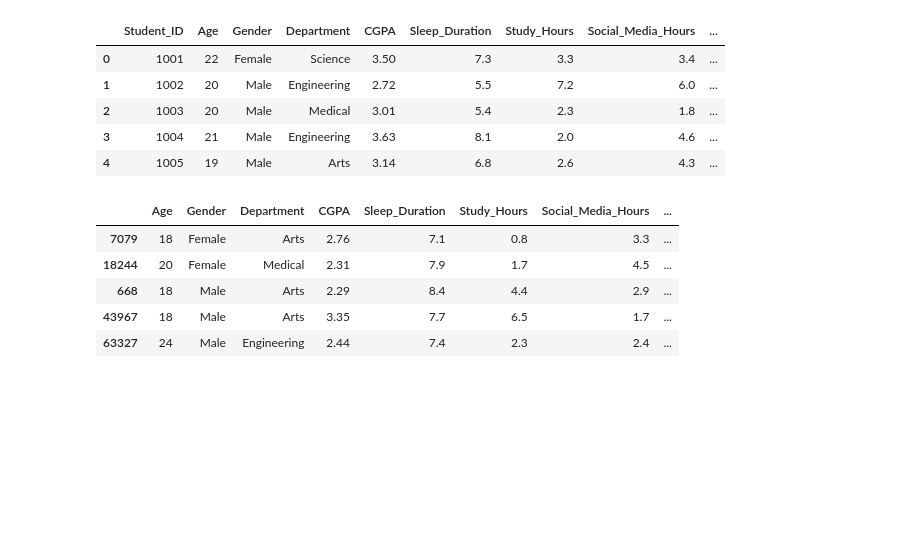
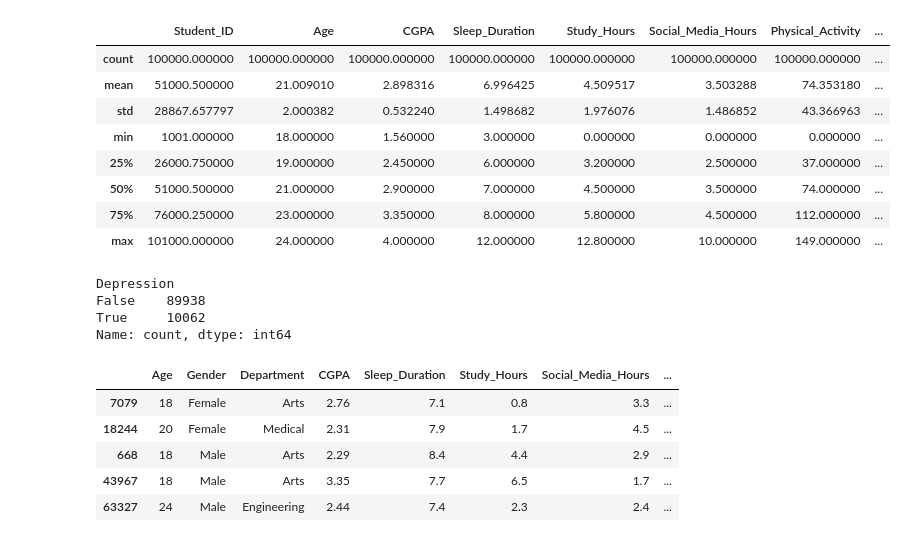
Before and after one commit to applejuice8/depression-classification, a Jupyter notebook: main.ipynb, the cells around one changed output. Cells and saved outputs as stored; diff of their text form; code cells hidden in the pictures; blank space fills up the shorter version.

```diff
--- a/main.ipynb
+++ b/main.ipynb
@@ -1,22 +1,32 @@
 # %%
 import kagglehub
 from kagglehub import KaggleDatasetAdapter
 
 # Load dataset
 df = kagglehub.dataset_load(
     KaggleDatasetAdapter.PANDAS,
     'aldinwhyudii/student-depression-and-lifestyle-100k-data',
     'student_lifestyle_100k.csv',
 )
 
-df.head()
+df.describe()
 # %% [output]
-|  | Student_ID | Age | Gender | Department | CGPA | Sleep_Duration | Study_Hours | Social_Media_Hours | ... |
-| 0 | 1001 | 22 | Female | Science | 3.50 | 7.3 | 3.3 | 3.4 | ... |
-| 1 | 1002 | 20 | Male | Engineering | 2.72 | 5.5 | 7.2 | 6.0 | ... |
-| 2 | 1003 | 20 | Male | Medical | 3.01 | 5.4 | 2.3 | 1.8 | ... |
-| 3 | 1004 | 21 | Male | Engineering | 3.63 | 8.1 | 2.0 | 4.6 | ... |
-| 4 | 1005 | 19 | Male | Arts | 3.14 | 6.8 | 2.6 | 4.3 | ... |
+|  | Student_ID | Age | CGPA | Sleep_Duration | Study_Hours | Social_Media_Hours | Physical_Activity | ... |
+| count | 100000.000000 | 100000.000000 | 100000.000000 | 100000.000000 | 100000.000000 | 100000.000000 | 100000.000000 | ... |
+| mean | 51000.500000 | 21.009010 | 2.898316 | 6.996425 | 4.509517 | 3.503288 | 74.353180 | ... |
+| std | 28867.657797 | 2.000382 | 0.532240 | 1.498682 | 1.976076 | 1.486852 | 43.366963 | ... |
+| min | 1001.000000 | 18.000000 | 1.560000 | 3.000000 | 0.000000 | 0.000000 | 0.000000 | ... |
+| 25% | 26000.750000 | 19.000000 | 2.450000 | 6.000000 | 3.200000 | 2.500000 | 37.000000 | ... |
+| 50% | 51000.500000 | 21.000000 | 2.900000 | 7.000000 | 4.500000 | 3.500000 | 74.000000 | ... |
+| 75% | 76000.250000 | 23.000000 | 3.350000 | 8.000000 | 5.800000 | 4.500000 | 112.000000 | ... |
+| max | 101000.000000 | 24.000000 | 4.000000 | 12.000000 | 12.800000 | 10.000000 | 149.000000 | ... |
+# %%
+df['Depression'].value_counts()
+# %% [output]
+Depression
+False    89938
+True     10062
+Name: count, dtype: int64
 # %%
 from sklearn.model_selection import train_test_split
 
```
Also changed, not shown: parts of 3 cells of this notebook.
